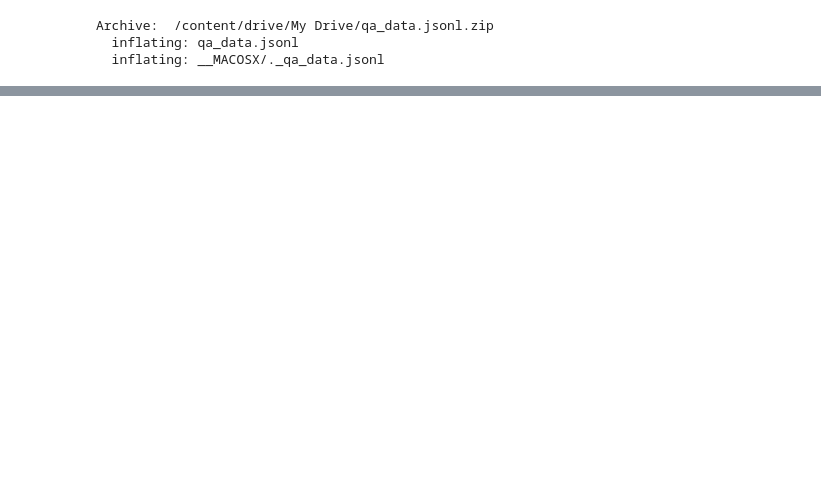
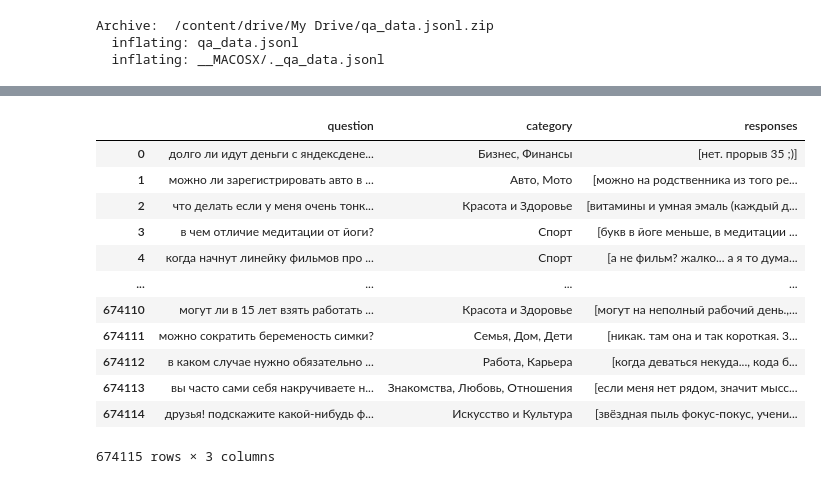
Before and after one commit to DmitryKutsev/DeepHW, a Jupyter notebook: my_hw3.ipynb, the cells around one changed output, grey strips where cells are left out. Cells and saved outputs as stored; diff of their text form; code cells hidden in the pictures; blank space fills up the shorter version.

```diff
--- a/my_hw3.ipynb
+++ b/my_hw3.ipynb
@@ -40,11 +49,10 @@ Archive:  /content/drive/My Drive/qa_data.jsonl.zip
   inflating: qa_data.jsonl
   inflating: __MACOSX/._qa_data.jsonl
 # %%
-# чтобы прочитать весь файл
-
 qa_data = list()
 
 with open('qa_data.jsonl') as file_object:
     for line in file_object:
         qa_data.append(json.loads(line.strip()))
 file_object.close()
+qa_data = qa_data[:math.ceil(len(qa_data)*0.4)]#!!!!
@@ -82,0 +59,23 @@ my_df
+# %%
+train_border = math.ceil(len(qa_data)*0.6)
+test_border = math.ceil(len(qa_data)*0.8)
+# %%
+train_df = pd.DataFrame(qa_data[:train_border])
+test_df = pd.DataFrame(qa_data[train_border:test_border])
+validation_df = pd.DataFrame(qa_data[test_border: ])
+# %%
+train_df
+# %% [output]
+|  | question | category | responses |
+| 0 | долго ли идут деньги с яндексдене... | Бизнес, Финансы | [нет. прорыв 35 ;)] |
+| 1 | можно ли зарегистрировать авто в ... | Авто, Мото | [можно на родственника из того ре... |
+| 2 | что делать если у меня очень тонк... | Красота и Здоровье | [витамины и умная эмаль (каждый д... |
+| 3 | в чем отличие медитации от йоги? | Спорт | [букв в йоге меньше, в медитации ... |
+| 4 | когда начнут линейку фильмов про ... | Спорт | [а не фильм? жалко... а я то дума... |
+| ... | ... | ... | ... |
+| 674110 | могут ли в 15 лет взять работать ... | Красота и Здоровье | [могут на неполный рабочий день.,... |
+| 674111 | можно сократить беременость симки? | Семья, Дом, Дети | [никак. там она и так короткая. 3... |
+| 674112 | в каком случае нужно обязательно ... | Работа, Карьера | [когда деваться некуда..., кода б... |
+| 674113 | вы часто сами себя накручиваете н... | Знакомства, Любовь, Отношения | [если меня нет рядом, значит мысс... |
+| 674114 | друзья! подскажите какой-нибудь ф... | Искусство и Культура | [звёздная пыль фокус-покус, учени... |
+674115 rows × 3 columns
```
Also changed, not shown: parts of 41 cells of this notebook.
